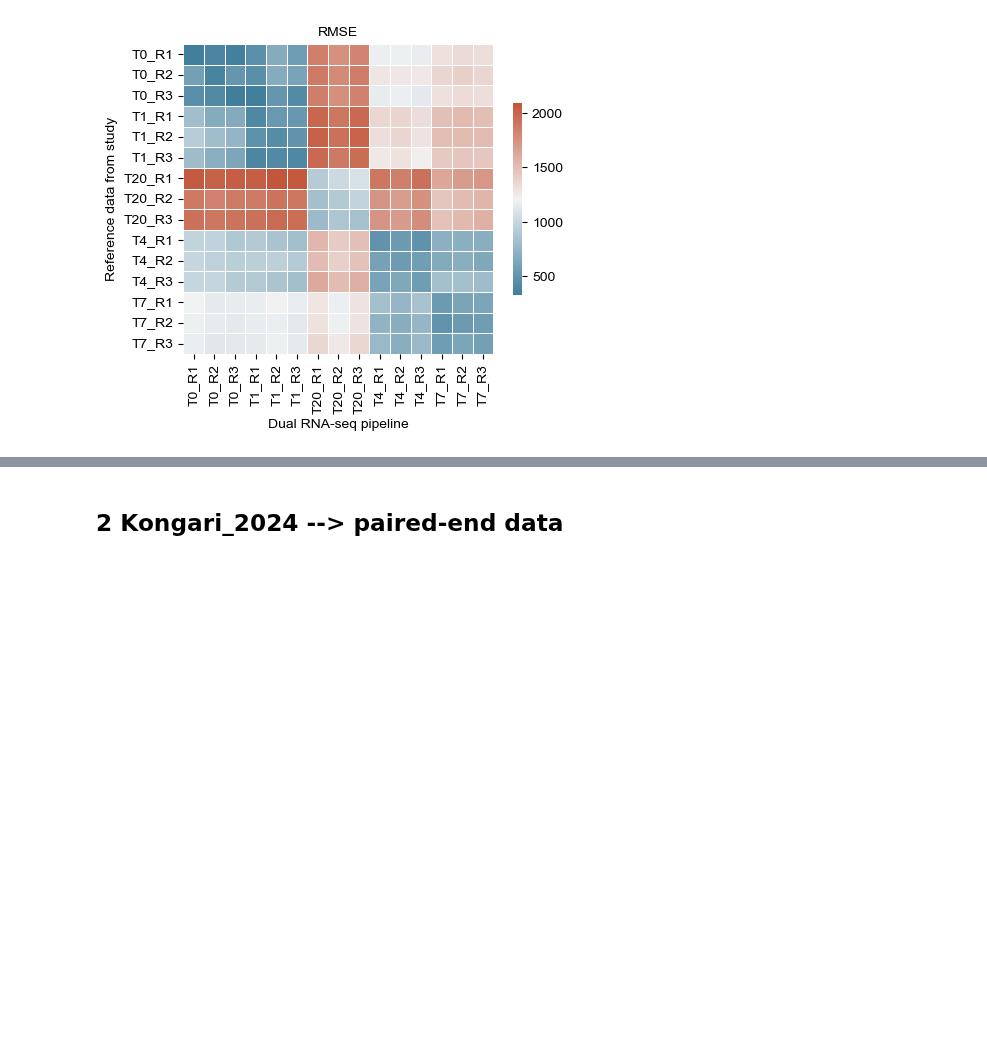
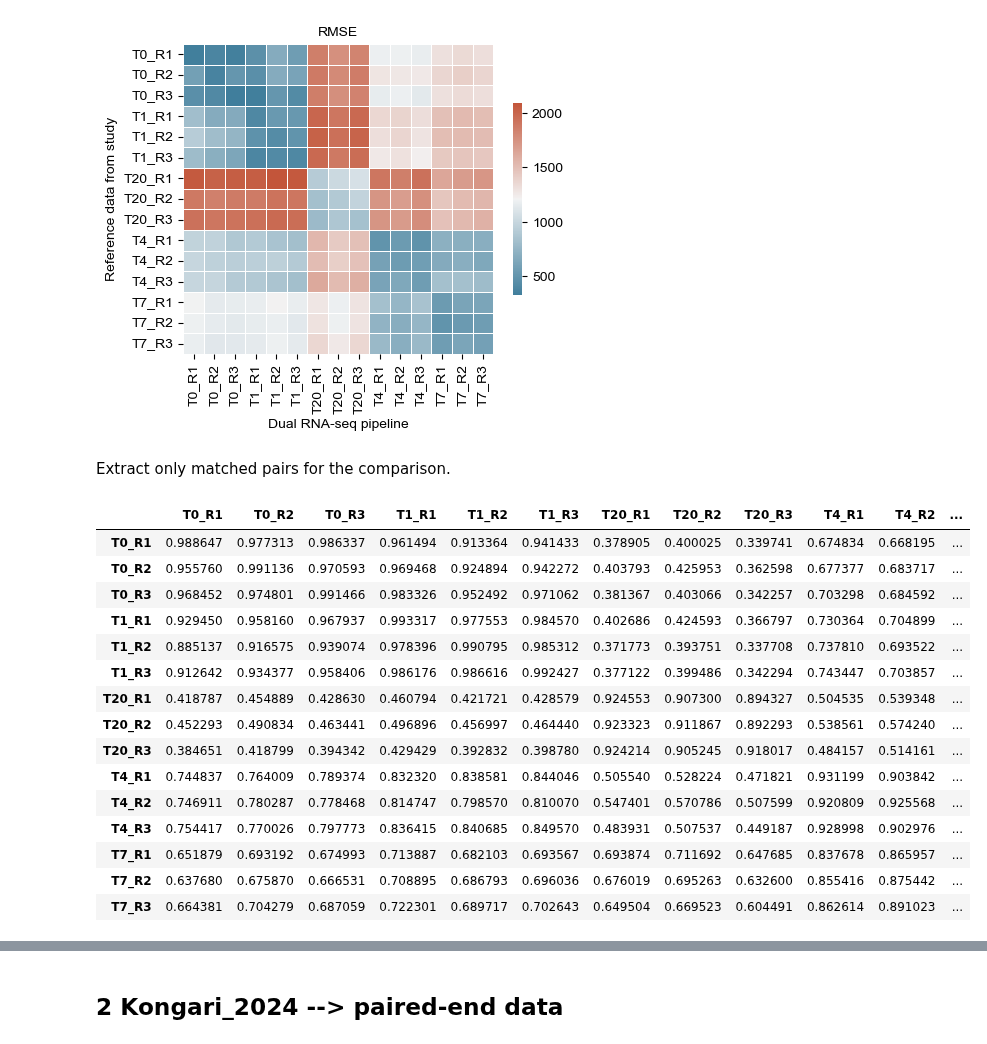
Before and after one commit to Integrative-Transcriptomics/PhageExpressionAtlas, a Jupyter notebook: Data_Analysis/Pipeline_validation/Validate_pipeline_output.ipynb, the cells around one changed output, grey strips where cells are left out. Cells and saved outputs as stored; diff of their text form; code cells hidden in the pictures; blank space fills up the shorter version.

```diff
--- a/Data_Analysis/Pipeline_validation/Validate_pipeline_output.ipynb
+++ b/Data_Analysis/Pipeline_validation/Validate_pipeline_output.ipynb
@@ -353,3 +353,25 @@ plotQC(dfRMSE, 'RMSE')
 plt.savefig('Wolfram-Schauerte_2022/RMSE_Wolfram-Schauerte.svg', dpi = 600)
 # %% [output]
 [figure]
+# %% [markdown]
+Extract only matched pairs for the comparison.
+# %%
+df_run = dfR
+df_run
+# %% [output]
+|  | T0_R1 | T0_R2 | T0_R3 | T1_R1 | T1_R2 | T1_R3 | T20_R1 | T20_R2 | T20_R3 | T4_R1 | T4_R2 | ... |
+| T0_R1 | 0.988647 | 0.977313 | 0.986337 | 0.961494 | 0.913364 | 0.941433 | 0.378905 | 0.400025 | 0.339741 | 0.674834 | 0.668195 | ... |
+| T0_R2 | 0.955760 | 0.991136 | 0.970593 | 0.969468 | 0.924894 | 0.942272 | 0.403793 | 0.425953 | 0.362598 | 0.677377 | 0.683717 | ... |
+| T0_R3 | 0.968452 | 0.974801 | 0.991466 | 0.983326 | 0.952492 | 0.971062 | 0.381367 | 0.403066 | 0.342257 | 0.703298 | 0.684592 | ... |
+| T1_R1 | 0.929450 | 0.958160 | 0.967937 | 0.993317 | 0.977553 | 0.984570 | 0.402686 | 0.424593 | 0.366797 | 0.730364 | 0.704899 | ... |
+| T1_R2 | 0.885137 | 0.916575 | 0.939074 | 0.978396 | 0.990795 | 0.985312 | 0.371773 | 0.393751 | 0.337708 | 0.737810 | 0.693522 | ... |
+| T1_R3 | 0.912642 | 0.934377 | 0.958406 | 0.986176 | 0.986616 | 0.992427 | 0.377122 | 0.399486 | 0.342294 | 0.743447 | 0.703857 | ... |
+| T20_R1 | 0.418787 | 0.454889 | 0.428630 | 0.460794 | 0.421721 | 0.428579 | 0.924553 | 0.907300 | 0.894327 | 0.504535 | 0.539348 | ... |
+| T20_R2 | 0.452293 | 0.490834 | 0.463441 | 0.496896 | 0.456997 | 0.464440 | 0.923323 | 0.911867 | 0.892293 | 0.538561 | 0.574240 | ... |
+| T20_R3 | 0.384651 | 0.418799 | 0.394342 | 0.429429 | 0.392832 | 0.398780 | 0.924214 | 0.905245 | 0.918017 | 0.484157 | 0.514161 | ... |
+| T4_R1 | 0.744837 | 0.764009 | 0.789374 | 0.832320 | 0.838581 | 0.844046 | 0.505540 | 0.528224 | 0.471821 | 0.931199 | 0.903842 | ... |
+| T4_R2 | 0.746911 | 0.780287 | 0.778468 | 0.814747 | 0.798570 | 0.810070 | 0.547401 | 0.570786 | 0.507599 | 0.920809 | 0.925568 | ... |
+| T4_R3 | 0.754417 | 0.770026 | 0.797773 | 0.836415 | 0.840685 | 0.849570 | 0.483931 | 0.507537 | 0.449187 | 0.928998 | 0.902976 | ... |
+| T7_R1 | 0.651879 | 0.693192 | 0.674993 | 0.713887 | 0.682103 | 0.693567 | 0.693874 | 0.711692 | 0.647685 | 0.837678 | 0.865957 | ... |
+| T7_R2 | 0.637680 | 0.675870 | 0.666531 | 0.708895 | 0.686793 | 0.696036 | 0.676019 | 0.695263 | 0.632600 | 0.855416 | 0.875442 | ... |
+| T7_R3 | 0.664381 | 0.704279 | 0.687059 | 0.722301 | 0.689717 | 0.702643 | 0.649504 | 0.669523 | 0.604491 | 0.862614 | 0.891023 | ... |
```
Also changed, not shown: parts of 2 cells of this notebook, 18 other files.
